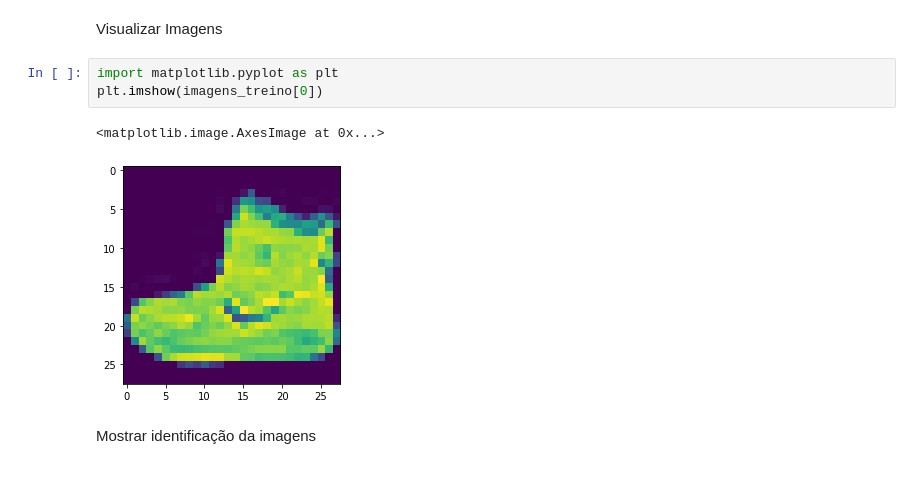
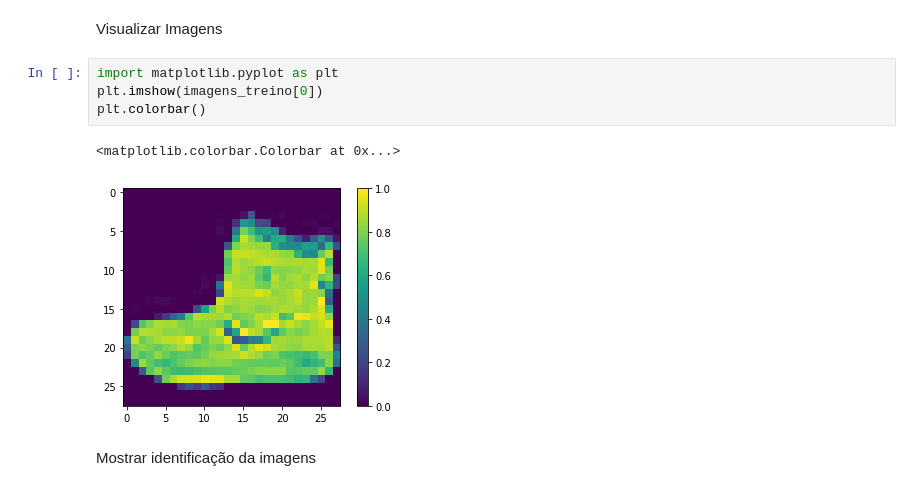
Before and after one commit to andremrezende/deep-learning, a Jupyter notebook: classificacao_roupas/classificacao_roupas.ipynb, the cells around one changed output. Drawn from its saved outputs; the diff is of its cells as text.

```diff
--- a/classificacao_roupas/classificacao_roupas.ipynb
+++ b/classificacao_roupas/classificacao_roupas.ipynb
@@ -16,9 +16,10 @@ Visualizar Imagens
 # %%
 import matplotlib.pyplot as plt
 plt.imshow(imagens_treino[0])
+plt.colorbar()
 # %% [output]
-<matplotlib.image.AxesImage at 0x...>
+<matplotlib.colorbar.Colorbar at 0x...>
-[figure, old version]
+[figure, new version]
 # %% [markdown]
 Mostrar identificação da imagens
 # %%
```
Also changed, not shown: parts of 18 cells of this notebook.
